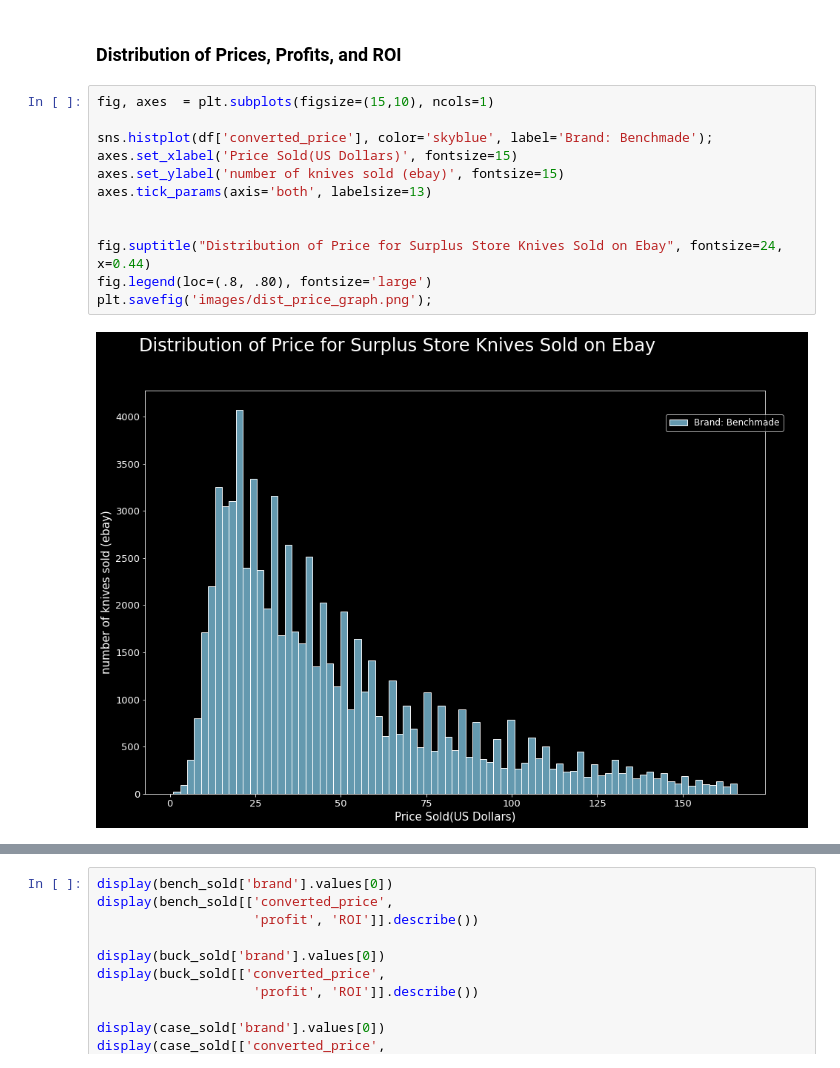
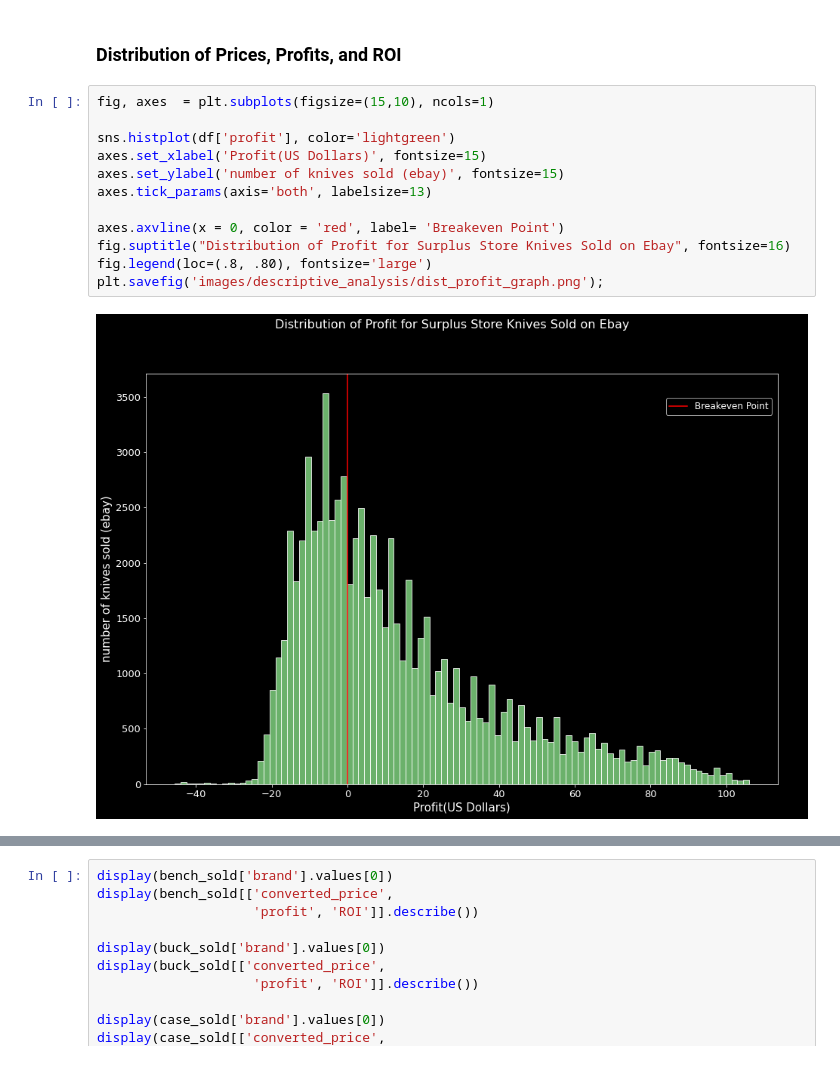
Before and after one commit to ddey117/Neural_Network_Predicting_Reseller_Success_Ebay, a Jupyter notebook: Notebooks/Obtain_Explore_Notebook.ipynb, the cells around one changed output, grey strips where cells are left out. Cells and saved outputs as stored; diff of their text form.

```diff
--- a/Notebooks/Obtain_Explore_Notebook.ipynb
+++ b/Notebooks/Obtain_Explore_Notebook.ipynb
@@ -948,17 +955,17 @@ vict_sold = df.loc[df['brand'] == 'victorinox'].copy()
 # %%
 fig, axes  = plt.subplots(figsize=(15,10), ncols=1)
 
-sns.histplot(df['converted_price'], color='skyblue', label='Brand: Benchmade');
-axes.set_xlabel('Price Sold(US Dollars)', fontsize=15)
+sns.histplot(df['profit'], color='lightgreen')
+axes.set_xlabel('Profit(US Dollars)', fontsize=15)
 axes.set_ylabel('number of knives sold (ebay)', fontsize=15)
 axes.tick_params(axis='both', labelsize=13)
 
-
-fig.suptitle("Distribution of Price for Surplus Store Knives Sold on Ebay", fontsize=24, x=0.44)
+axes.axvline(x = 0, color = 'red', label= 'Breakeven Point')
+fig.suptitle("Distribution of Profit for Surplus Store Knives Sold on Ebay", fontsize=16)
 fig.legend(loc=(.8, .80), fontsize='large')
-plt.savefig('images/dist_price_graph.png');
+plt.savefig('images/descriptive_analysis/dist_profit_graph.png');
 # %% [output]
-[figure, old version]
+[figure, new version]
 # %%
 fig, axes  = plt.subplots(figsize=(15,10), ncols=1)
 
```
Also changed, not shown: parts of 62 cells of this notebook, 10 other files.
